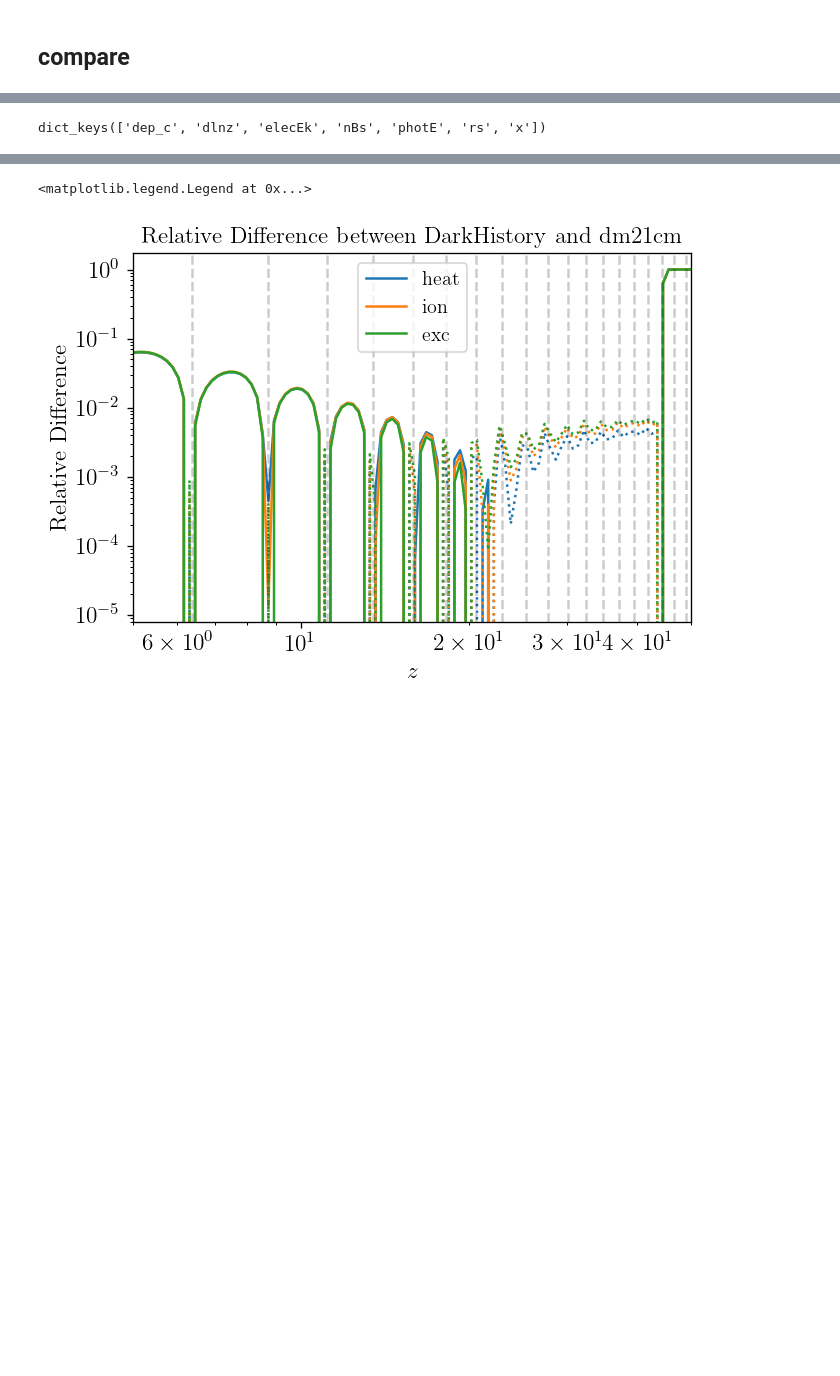
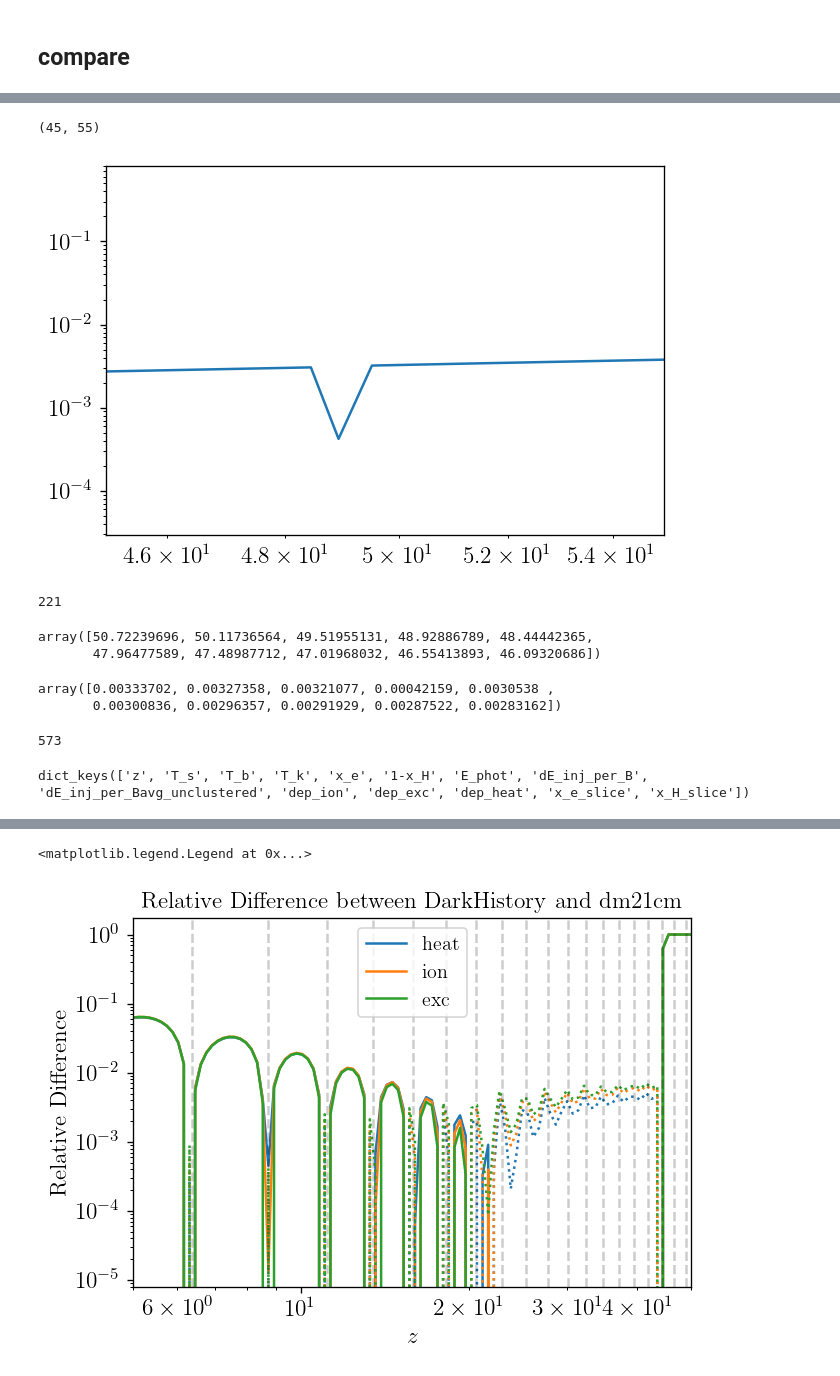
Before and after one commit to yitiansun/DM21cm, a Jupyter notebook: cross_check/compare_global.ipynb, the cells around one changed output, grey strips where cells are left out. Cells and saved outputs as stored; diff of their text form; code cells hidden in the pictures; blank space fills up the shorter version.

```diff
--- a/cross_check/compare_global.ipynb
+++ b/cross_check/compare_global.ipynb
@@ -219,7 +418,32 @@ plot_global(dh_soln, soln)
+# %%
+plt.plot(dh_soln['rs'], dh_soln['f']['low']['heat'])
+plt.loglog()
+plt.xlim(45, 55)
+# %% [output]
+(45, 55)
+[figure, added]
+# %%
+np.searchsorted(dh_soln['rs'][::-1], 45)
+# %% [output]
+221
+# %%
+dh_soln['rs'][340:350]
+# %% [output]
+array([50.72239696, 50.11736564, 49.51955131, 48.92886789, 48.44442365,
+       47.96477589, 47.48987712, 47.01968032, 46.55413893, 46.09320686])
+# %%
+dh_soln['f']['low']['heat'][340:350]
+# %% [output]
+array([0.00333702, 0.00327358, 0.00321077, 0.00042159, 0.0030538 ,
+       0.00300836, 0.00296357, 0.00291929, 0.00287522, 0.00283162])
+# %%
+len(dh_soln['rs'])
+# %% [output]
+573
 # %%
 from dm21cm.utils import load_h5_dict
 abscs = load_h5_dict(f"../data/abscissas/abscs_{tf_version}.h5")
 # %%
-abscs.keys()
+soln.keys()
 # %% [output]
-dict_keys(['dep_c', 'dlnz', 'elecEk', 'nBs', 'photE', 'rs', 'x'])
+dict_keys(['z', 'T_s', 'T_b', 'T_k', 'x_e', '1-x_H', 'E_phot', 'dE_inj_per_B', 'dE_inj_per_Bavg_unclustered', 'dep_ion', 'dep_exc', 'dep_heat', 'x_e_slice', 'x_H_slice'])
```
Also changed, not shown: parts of 13 cells of this notebook, 19 other files.
